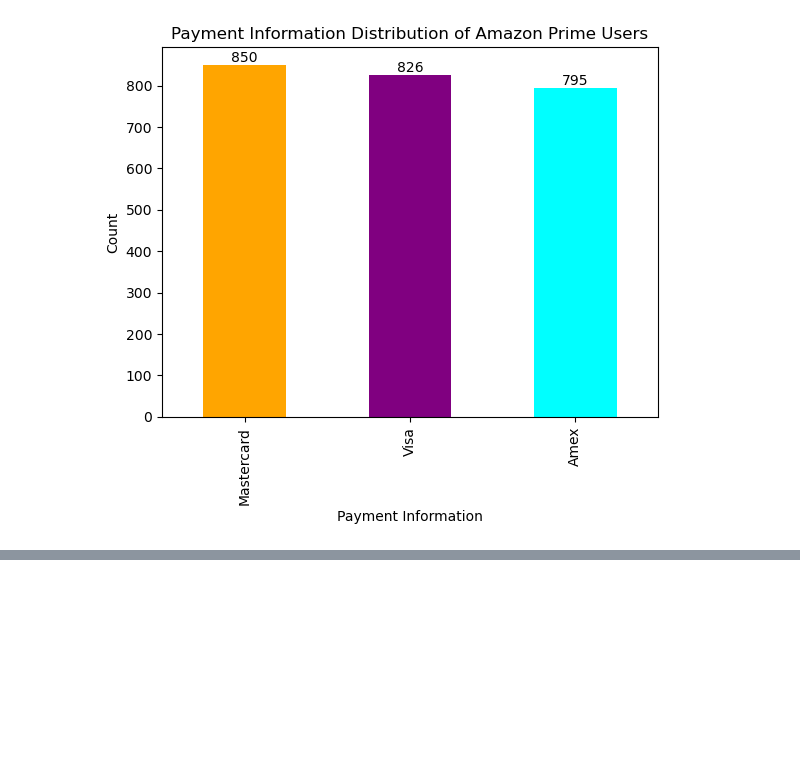
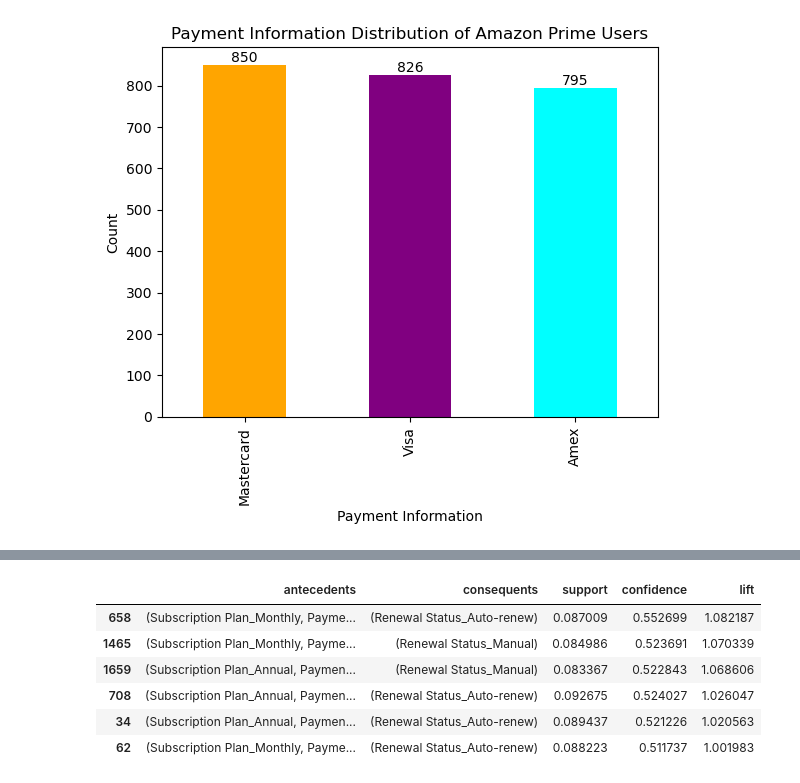
Before and after one commit to keattt0330/Data-Mining, a Jupyter notebook: assignment.ipynb, the cells around one changed output, grey strips where cells are left out. Saved outputs shown, nothing was run; the diff lists cells and outputs as text; code cells hidden in the pictures; blank space fills up the shorter version.

```diff
--- a/assignment.ipynb
+++ b/assignment.ipynb
@@ -426,0 +453,17 @@ filtered_rules[['antecedents', 'consequents', 'support', 'confidence', 'lift']]
+# %%
+q4_rules = rules[
+	rules['antecedents'].apply(lambda x: any('Subscription Plan' in item for item in x)) &
+	rules['antecedents'].apply(lambda x: any('Payment Information' in item for item in x)) &
+	(rules['antecedents'].apply(len) == 2) &
+	# (rules['antecedents'].apply(len) == 1) &
+	rules['consequents'].apply(lambda x: any('Renewal Status' in item for item in x))
+]
+display(q4_rules[['antecedents', 'consequents', 'support', 'confidence', 'lift']].sort_values(by='lift', ascending=False))
+# %% [output]
+|  | antecedents | consequents | support | confidence | lift |
+| 658 | (Subscription Plan_Monthly, Payme... | (Renewal Status_Auto-renew) | 0.087009 | 0.552699 | 1.082187 |
+| 1465 | (Subscription Plan_Monthly, Payme... | (Renewal Status_Manual) | 0.084986 | 0.523691 | 1.070339 |
+| 1659 | (Subscription Plan_Annual, Paymen... | (Renewal Status_Manual) | 0.083367 | 0.522843 | 1.068606 |
+| 708 | (Subscription Plan_Annual, Paymen... | (Renewal Status_Auto-renew) | 0.092675 | 0.524027 | 1.026047 |
+| 34 | (Subscription Plan_Annual, Paymen... | (Renewal Status_Auto-renew) | 0.089437 | 0.521226 | 1.020563 |
+| 62 | (Subscription Plan_Monthly, Payme... | (Renewal Status_Auto-renew) | 0.088223 | 0.511737 | 1.001983 |
```
Also changed, not shown: parts of 36 cells of this notebook.
